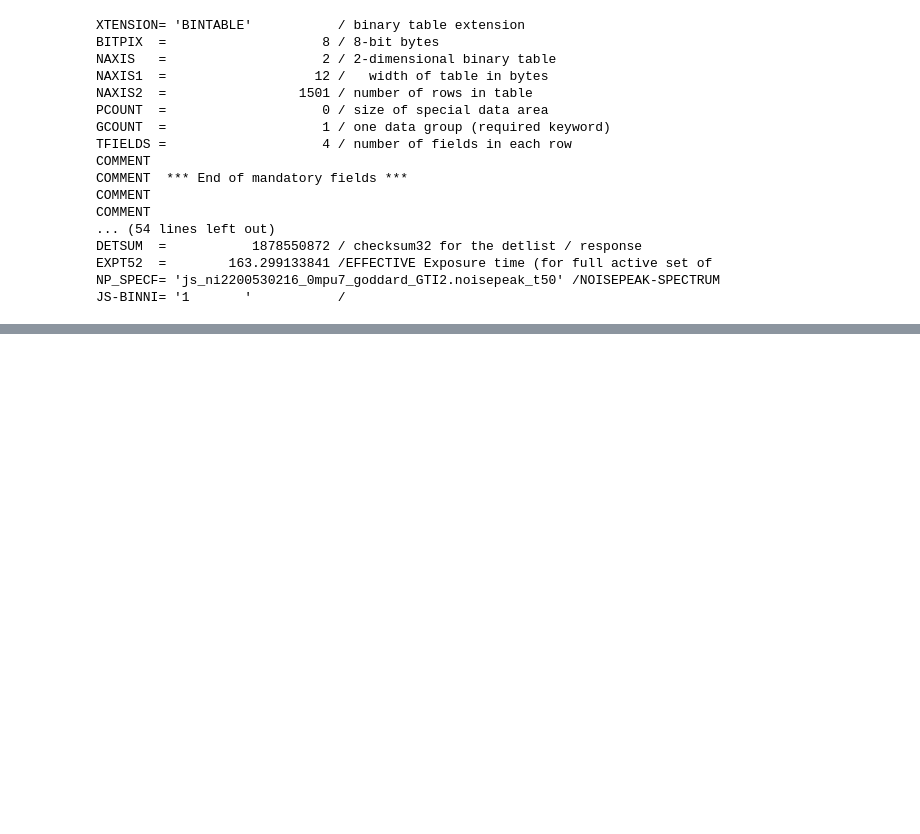
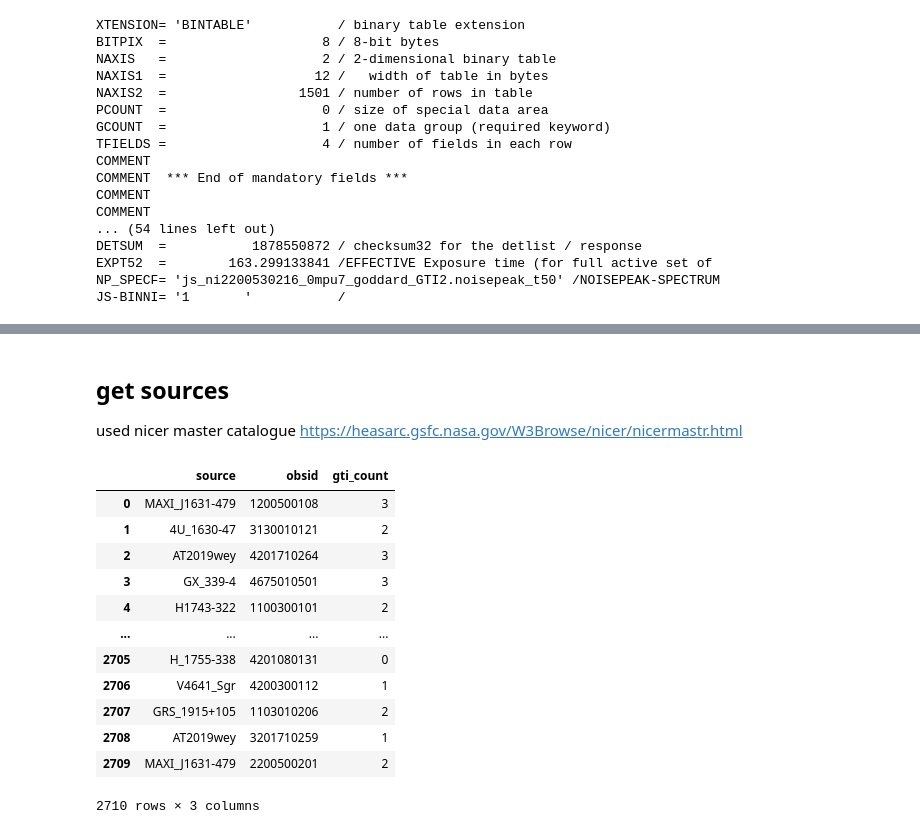
Before and after one commit to thissop/AGN-UMAP, a Jupyter notebook: code/monthly/mar2024/wk4/data-selection/temp.ipynb, the cells around one changed output, grey strips where cells are left out. Saved outputs shown, nothing was run; the diff lists cells and outputs as text; code cells hidden in the pictures; blank space fills up the shorter version.

```diff
--- a/code/monthly/mar2024/wk4/data-selection/temp.ipynb
+++ b/code/monthly/mar2024/wk4/data-selection/temp.ipynb
@@ -42,0 +72,4 @@ data['CHANNEL'], data['E_MIN'], data['E_MAX']
+# %% [markdown]
+## get sources
+
+used nicer master catalogue https://heasarc.gsfc.nasa.gov/W3Browse/nicer/nicermastr.html
@@ -42,0 +121,21 @@ data['CHANNEL'], data['E_MIN'], data['E_MAX']
+# %%
+df = pd.DataFrame()
+df['source'] = source_list
+df['obsid'] = obsids
+df['gti_count'] = gti_counts
+
+df
+# %% [output]
+|  | source | obsid | gti_count |
+| 0 | MAXI_J1631-479 | 1200500108 | 3 |
+| 1 | 4U_1630-47 | 3130010121 | 2 |
+| 2 | AT2019wey | 4201710264 | 3 |
+| 3 | GX_339-4 | 4675010501 | 3 |
+| 4 | H1743-322 | 1100300101 | 2 |
+| ... | ... | ... | ... |
+| 2705 | H_1755-338 | 4201080131 | 0 |
+| 2706 | V4641_Sgr | 4200300112 | 1 |
+| 2707 | GRS_1915+105 | 1103010206 | 2 |
+| 2708 | AT2019wey | 3201710259 | 1 |
+| 2709 | MAXI_J1631-479 | 2200500201 | 2 |
+2710 rows × 3 columns
```
Also changed, not shown: parts of 7 cells of this notebook, 4 other files.
